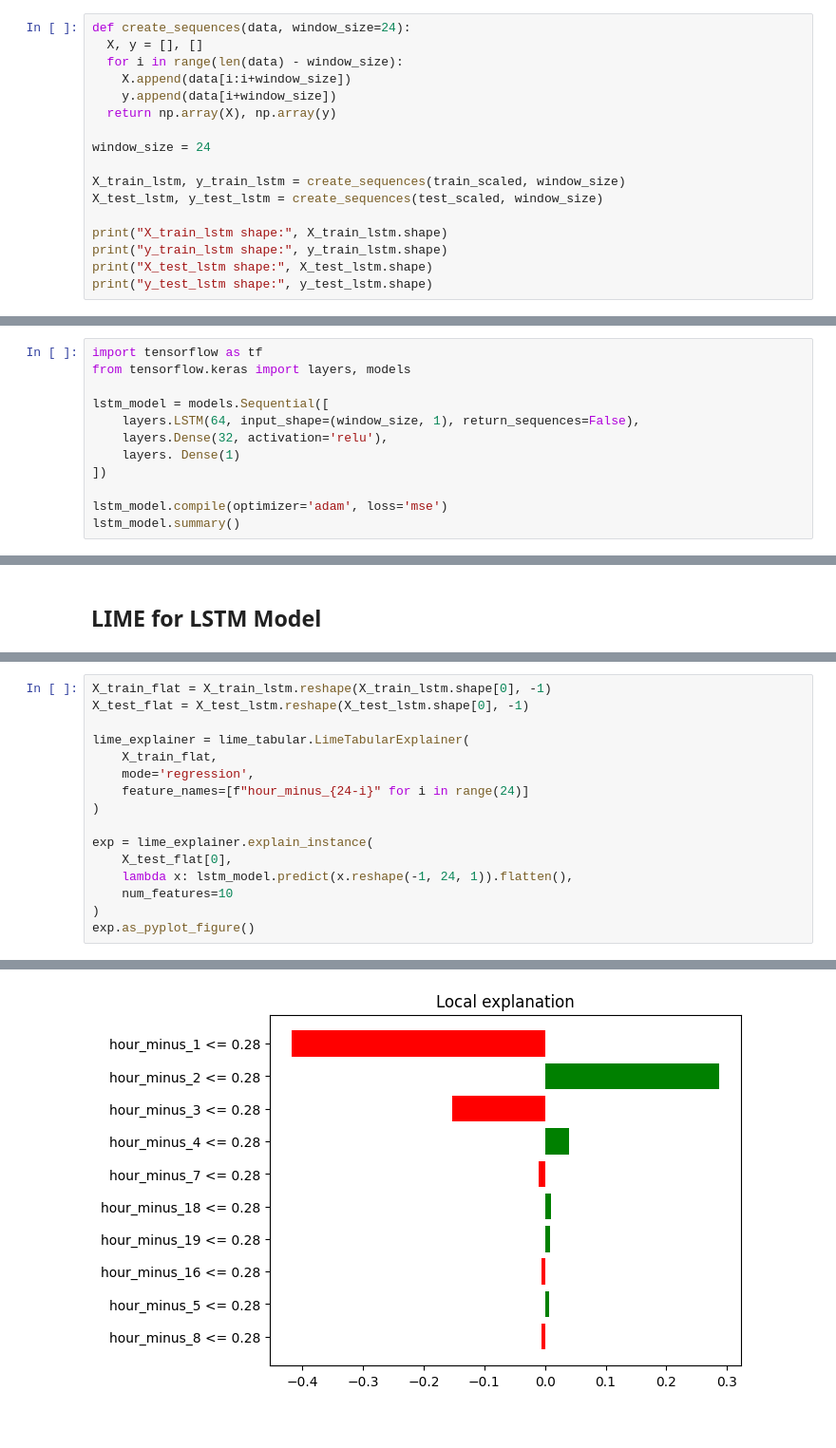
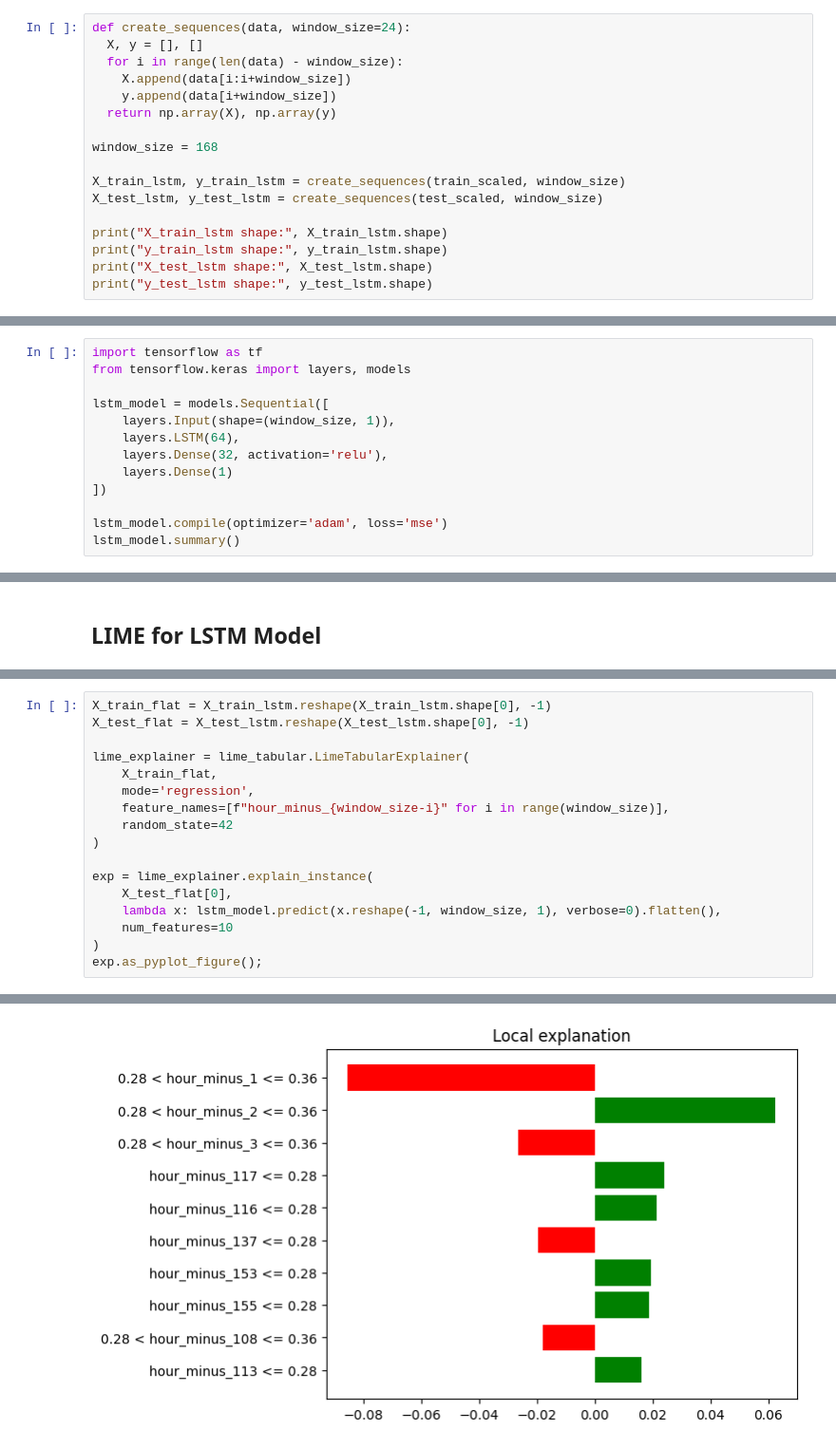
Before and after one commit to Yaqiao-chi-helen/Forecasting-team4, a Jupyter notebook: notebooks/Model_Development_XGBoost_LSTM.ipynb, the cells around one changed output, grey strips where cells are left out. Shown at 95% size. Saved outputs shown, nothing was run; the diff lists cells and outputs as text.

```diff
--- a/notebooks/Model_Development_XGBoost_LSTM.ipynb
+++ b/notebooks/Model_Development_XGBoost_LSTM.ipynb
@@ -514,7 +514,7 @@ def create_sequences(data, window_size=24):
     y.append(data[i+window_size])
   return np.array(X), np.array(y)
 
-window_size = 24
+window_size = 168
 
 X_train_lstm, y_train_lstm = create_sequences(train_scaled, window_size)
 X_test_lstm, y_test_lstm = create_sequences(test_scaled, window_size)
@@ -533,9 +590,10 @@ import tensorflow as tf
 from tensorflow.keras import layers, models
 
 lstm_model = models.Sequential([
-    layers.LSTM(64, input_shape=(window_size, 1), return_sequences=False),
+    layers.Input(shape=(window_size, 1)),
+    layers.LSTM(64),
     layers.Dense(32, activation='relu'),
-    layers. Dense(1)
+    layers.Dense(1)
 ])
 
 lstm_model.compile(optimizer='adam', loss='mse')
@@ -696,13 +812,14 @@ X_test_flat = X_test_lstm.reshape(X_test_lstm.shape[0], -1)
 lime_explainer = lime_tabular.LimeTabularExplainer(
     X_train_flat,
     mode='regression',
-    feature_names=[f"hour_minus_{24-i}" for i in range(24)]
+    feature_names=[f"hour_minus_{window_size-i}" for i in range(window_size)],
+    random_state=42
 )
 
 exp = lime_explainer.explain_instance(
     X_test_flat[0],
-    lambda x: lstm_model.predict(x.reshape(-1, 24, 1)).flatten(),
+    lambda x: lstm_model.predict(x.reshape(-1, window_size, 1), verbose=0).flatten(),
     num_features=10
 )
-exp.as_pyplot_figure()
+exp.as_pyplot_figure();
 # %% [output]
@@ -710 +826 @@ exp.as_pyplot_figure()
-[figure, old version]
+[figure, new version]
```
Also changed, not shown: parts of 25 cells of this notebook.
